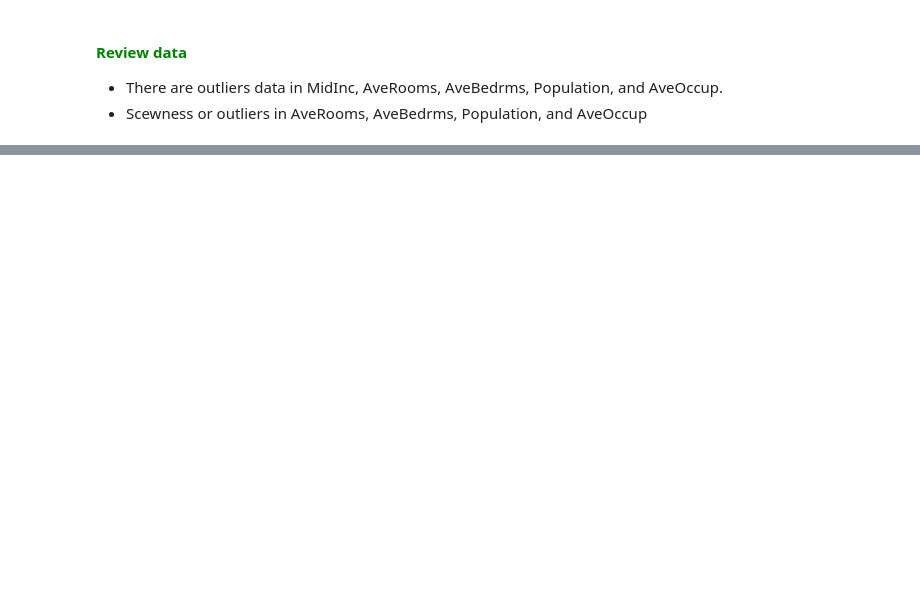
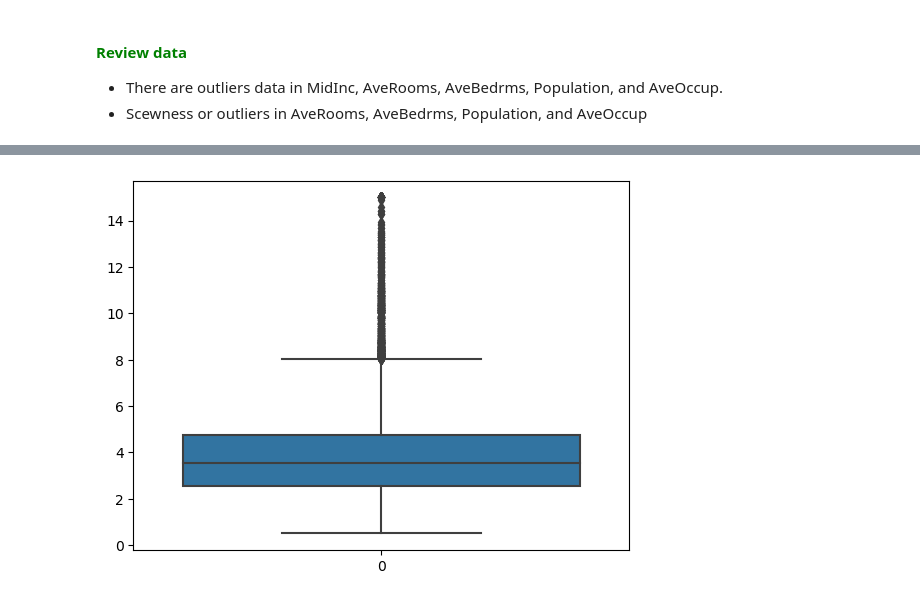
Before and after one commit to pNatTueku/codingProjectwithPython, a Jupyter notebook: project_03_california_housing.ipynb, the cells around one changed output, grey strips where cells are left out. Saved outputs shown, nothing was run; the diff lists cells and outputs as text; code cells hidden in the pictures; blank space fills up the shorter version.

```diff
--- a/project_03_california_housing.ipynb
+++ b/project_03_california_housing.ipynb
@@ -129,0 +175,4 @@ sns.jointplot(data = data, x = 'AveOccup', y = 'target');
+# %%
+sns.boxplot(data['MedInc']);
+# %% [output]
+[figure, added]
```
Also changed, not shown: parts of 30 cells of this notebook.
